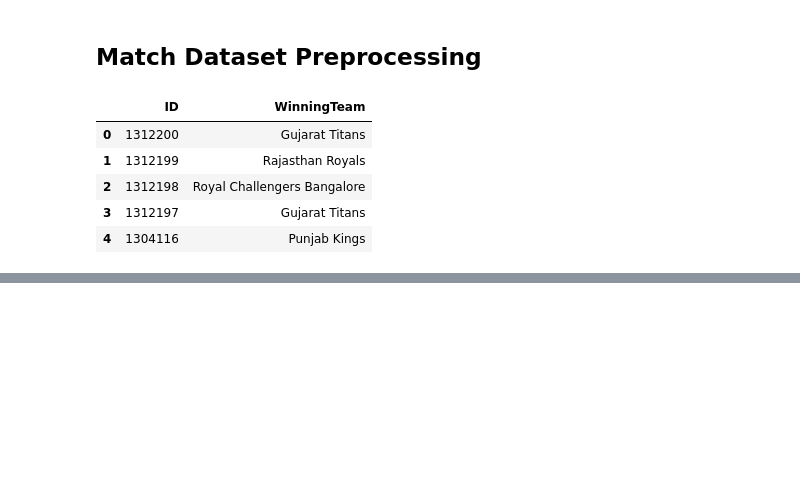
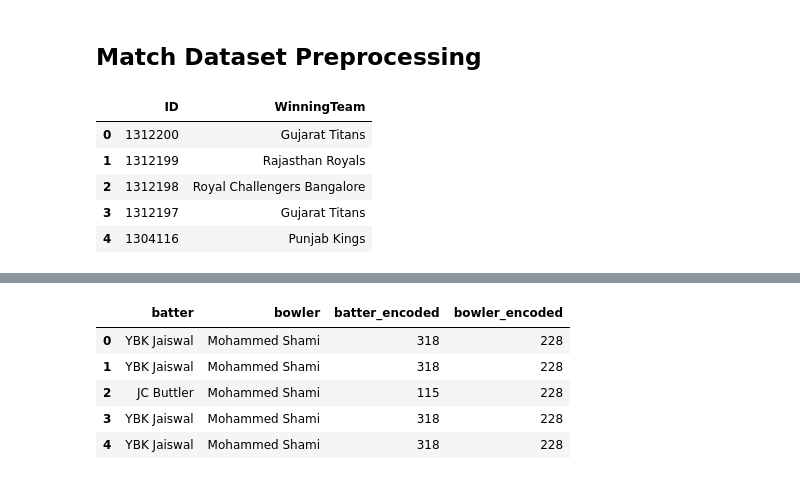
Before and after one commit to pyparul/ML_IPL_Score_Prediction, a Jupyter notebook: mymodelfile.ipynb, the cells around one changed output, grey strips where cells are left out. Drawn from its saved outputs; the diff is of its cells as text; code cells hidden in the pictures; blank space fills up the shorter version.

```diff
--- a/mymodelfile.ipynb
+++ b/mymodelfile.ipynb
@@ -208,0 +292,14 @@ winning_team.head()
+# %%
+# Encoding
+le = LabelEncoder()
+X['batter_encoded'] = le.fit_transform(X['batter'])
+X['bowler_encoded'] = le.fit_transform(X['bowler'])
+# %%
+X.head()
+# %% [output]
+|  | batter | bowler | batter_encoded | bowler_encoded |
+| 0 | YBK Jaiswal | Mohammed Shami | 318 | 228 |
+| 1 | YBK Jaiswal | Mohammed Shami | 318 | 228 |
+| 2 | JC Buttler | Mohammed Shami | 115 | 228 |
+| 3 | YBK Jaiswal | Mohammed Shami | 318 | 228 |
+| 4 | YBK Jaiswal | Mohammed Shami | 318 | 228 |
```
Also changed, not shown: parts of 21 cells of this notebook.
